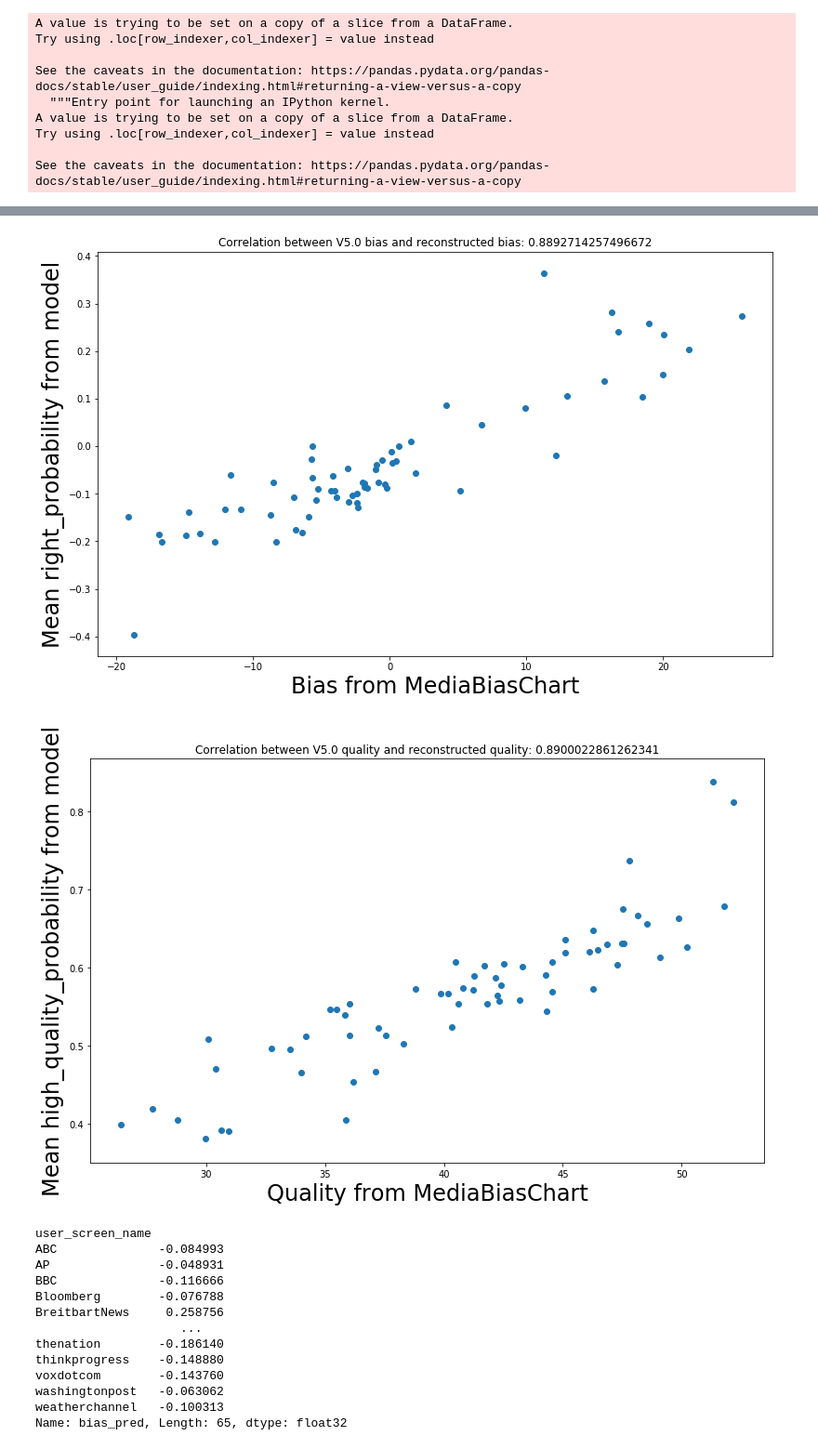
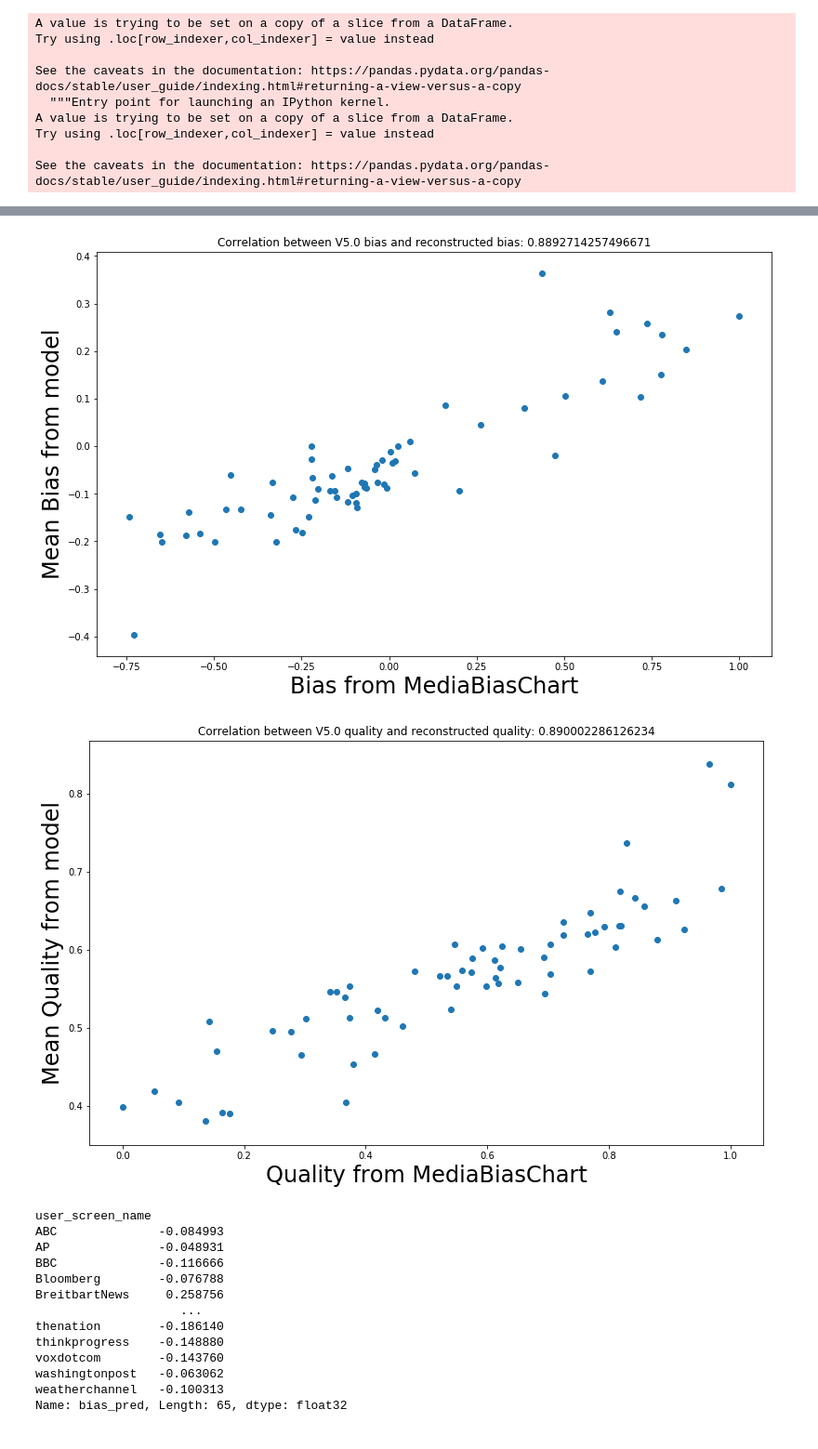
Before and after one commit to zchao3LA/MediaSentiment, a Jupyter notebook: code/LSTM_regression.ipynb, the cells around one changed output, grey strips where cells are left out. Shown at 93% size. Saved outputs shown, nothing was run; the diff lists cells and outputs as text; code cells hidden in the pictures.

```diff
--- a/code/LSTM_regression.ipynb
+++ b/code/LSTM_regression.ipynb
@@ -364,31 +380,31 @@ df_test.head(5)
 # %%
 import scipy
 media_bias = media_bias.sort_values(by = ['Source'])
 average_bias = df_test.groupby(['user_screen_name']).bias_pred.mean()
 average_qual = df_test.groupby(['user_screen_name']).qual_pred.mean()
-bias = media_bias.Bias
-quality = media_bias.Quality
+bias = df_test.groupby(['user_screen_name']).bias.mean()
+quality = df_test.groupby(['user_screen_name']).quality.mean()
 
 corr_bias = scipy.stats.pearsonr(average_bias.tolist(), bias.tolist())[0]
 corr_quality = scipy.stats.pearsonr(average_qual.tolist(), quality.tolist())[0]
 
 plt.figure(figsize=(13, 8))
 plt.xlabel('Bias from MediaBiasChart', fontsize=24)
-plt.ylabel('Mean right_probability from model', fontsize=24)
+plt.ylabel('Mean Bias from model', fontsize=24)
 plt.scatter(bias.tolist(), average_bias.tolist())
 plt.title('Correlation between V5.0 bias and reconstructed bias: '+str(corr_bias))
 plt.savefig('../results/LSTM/biasvs.png')
 
 
 plt.figure(figsize=(13, 8))
 plt.xlabel('Quality from MediaBiasChart', fontsize=24)
-plt.ylabel('Mean high_quality_probability from model', fontsize=24)
+plt.ylabel('Mean Quality from model', fontsize=24)
 plt.scatter(quality.tolist(), average_qual.tolist())
 plt.title('Correlation between V5.0 quality and reconstructed quality: '+str(corr_quality))
 plt.savefig('../results/LSTM/qualvs.png')
 # %% [output]
-[figure, old version]
+[figure, new version]
-[figure, old version]
+[figure, new version]
 # %%
 average_bias
 # %% [output]
```
Also changed, not shown: parts of 1 cell of this notebook, 2 other files.
